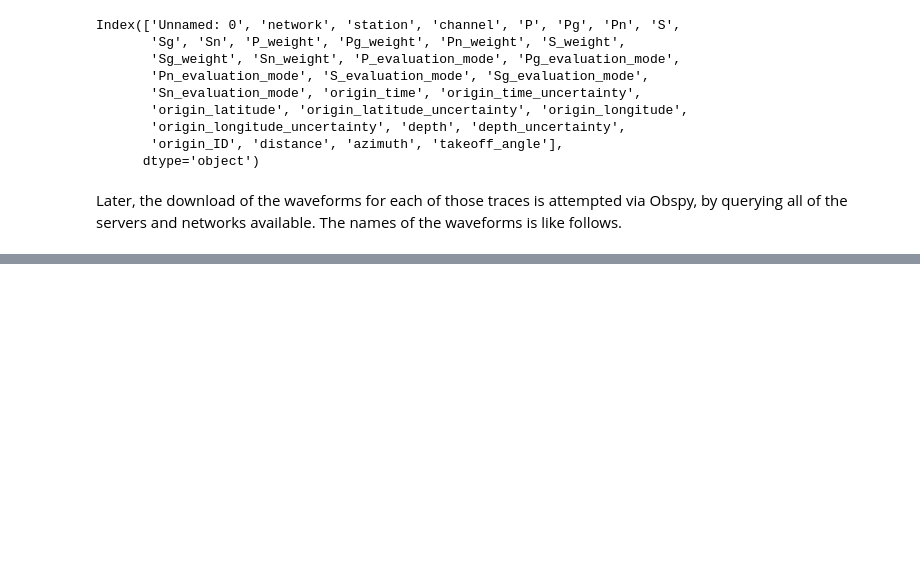
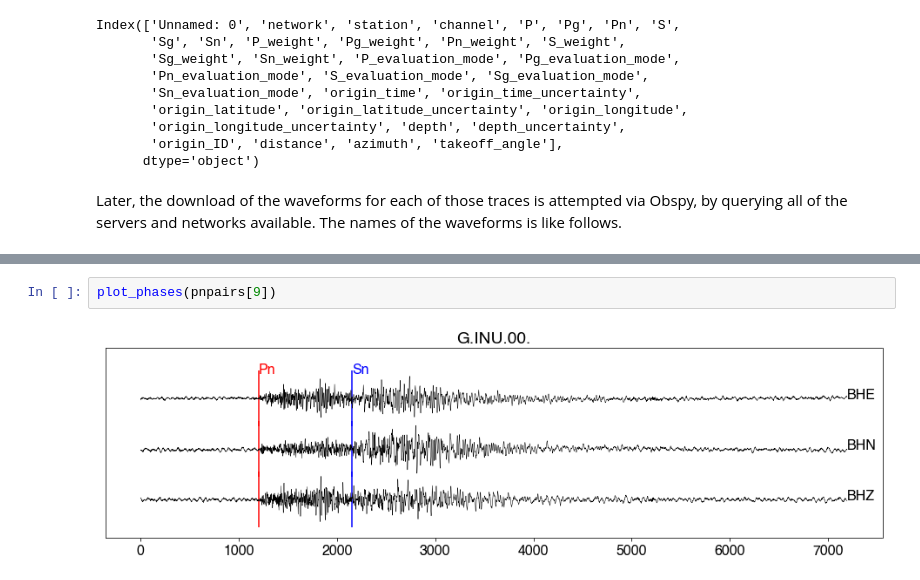
Before and after one commit to albertleonardo/Pn, a Jupyter notebook: Example data.ipynb, the cells around one changed output, grey strips where cells are left out. Cells and saved outputs as stored; diff of their text form; blank space fills up the shorter version.

```diff
--- a/Example data.ipynb
+++ b/Example data.ipynb
@@ -91,0 +132,4 @@ sorted(wavenames[:10])
+# %%
+plot_phases(pnpairs[9])
+# %% [output]
+[figure, added]
```
Also changed, not shown: parts of 12 cells of this notebook.
